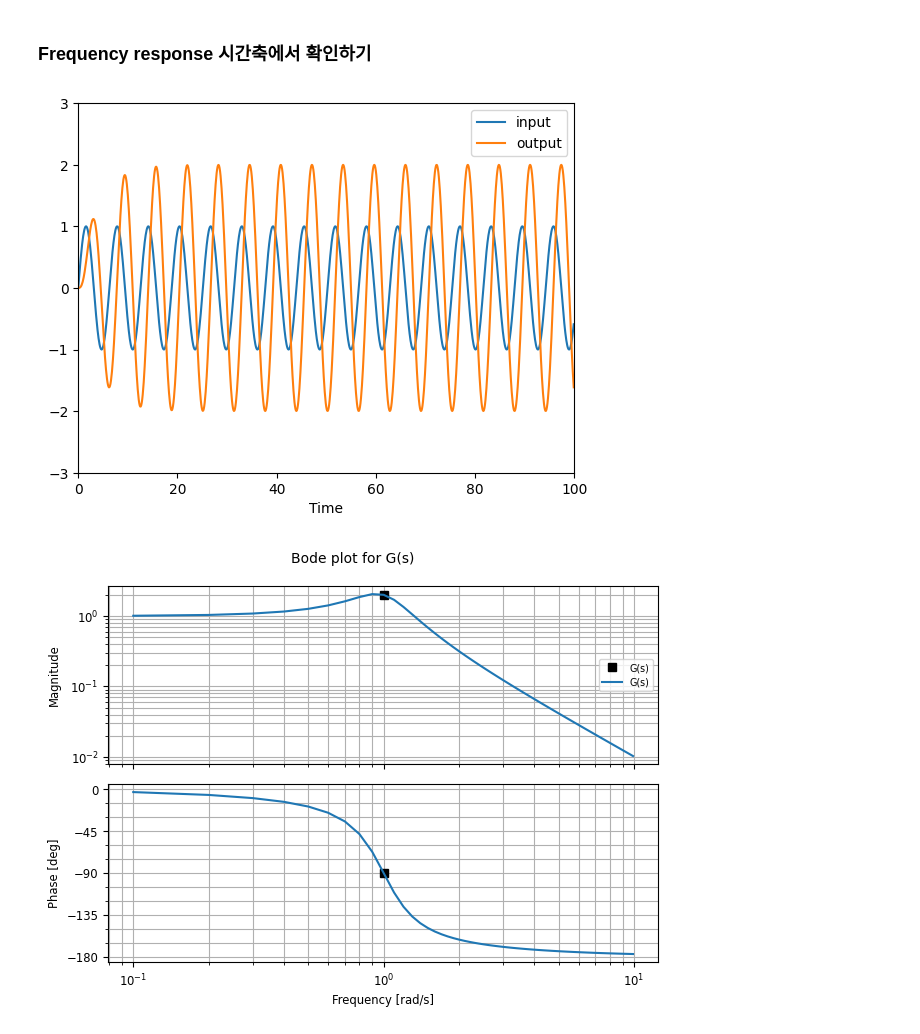
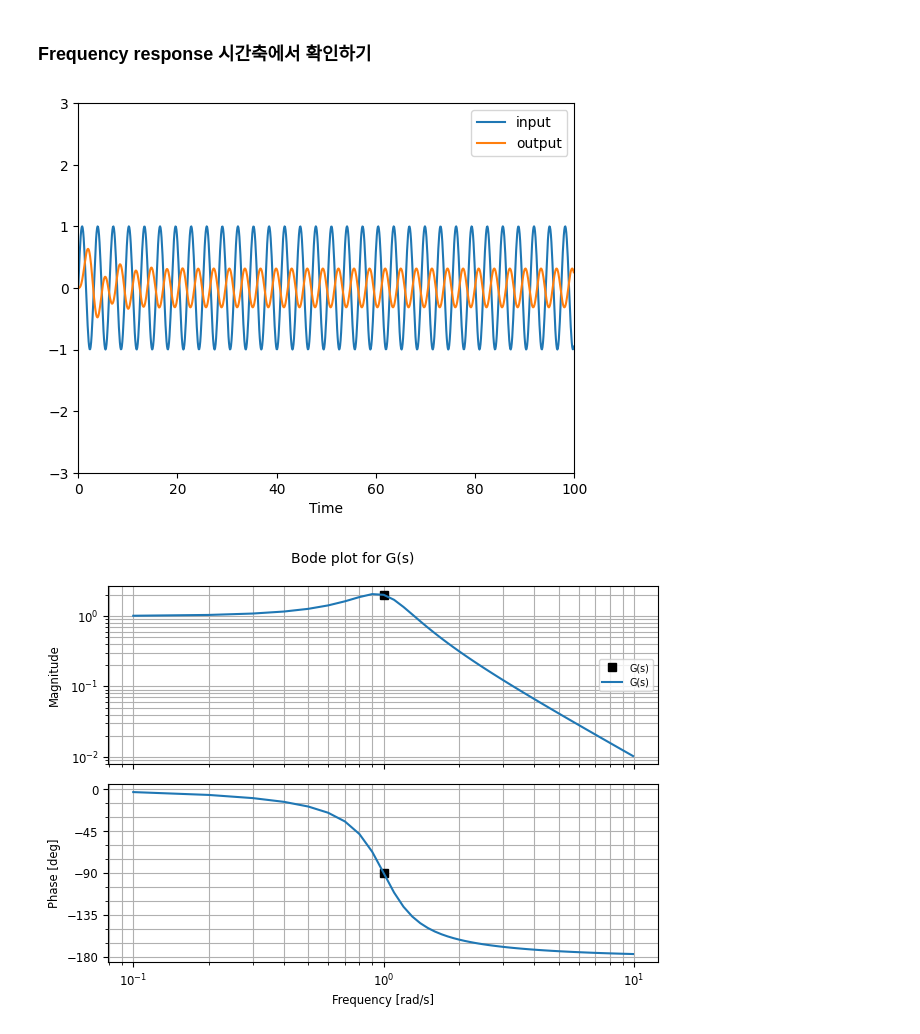
Before and after one commit to chorok-daddy/courses, a Jupyter notebook: CSE2/W10_FrequencyResponse.ipynb, the cells around one changed output. Saved outputs shown, nothing was run; the diff lists cells and outputs as text; code cells hidden in the pictures.

```diff
--- a/CSE2/W10_FrequencyResponse.ipynb
+++ b/CSE2/W10_FrequencyResponse.ipynb
@@ -52,18 +55,18 @@ out = ctl.bode(G)
 # %% [markdown]
 ### Frequency response 시간축에서 확인하기
 # %%
-omega = 1   # 0.1 ~ 10
+omega = 2   # 0.1 ~ 10
 t = np.arange(0,100,0.1)
 u = np.sin(omega*t)
 t,y = ctl.forced_response(G, t, u)
 input = plt.plot(t,u)
 output = plt.plot(t,y)
 plt.xlabel('Time')
 plt.legend(['input','output'])
 plt.axis([0, 100, -3, 3])
 plt.show()
 # %% [output]
-[figure, old version]
+[figure, new version]
 # %%
 current_omega = ctl.bode(G,omega,'ks')
 overall = ctl.bode(G,np.arange(0.1,10,0.1))
```
Also changed, not shown: parts of 1 cell of this notebook, 2 other files.
